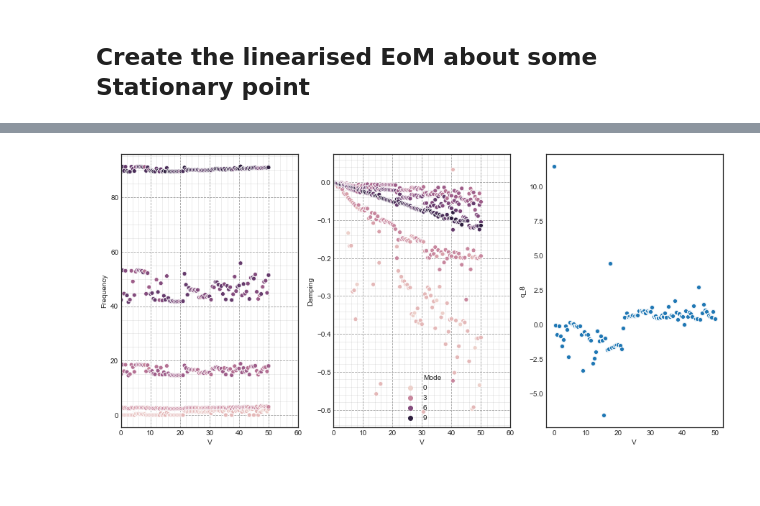
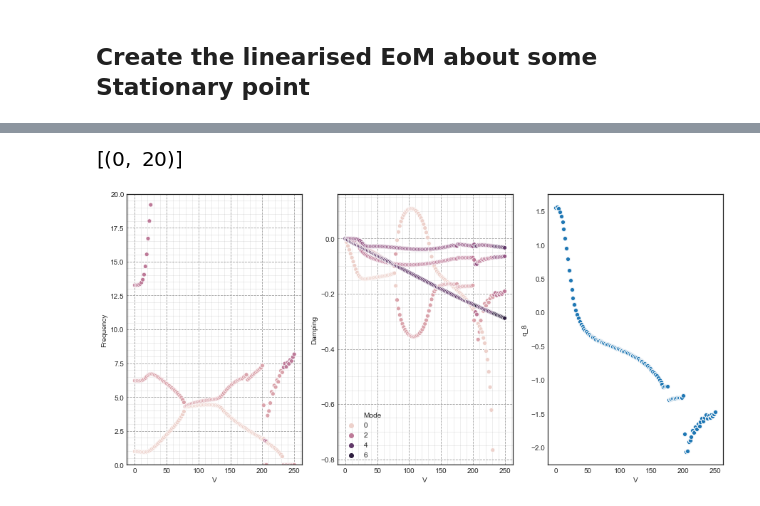
Before and after one commit to fh9g12/FwtModels, a Jupyter notebook: Workbooks/5_Non-linear FWTD Assumed Shapes/4_AssumedShapesV2-Flutter Plots.ipynb, the cells around one changed output, grey strips where cells are left out. Cells and saved outputs as stored; diff of their text form; code cells hidden in the pictures; blank space fills up the shorter version.

```diff
--- a/Workbooks/5_Non-linear FWTD Assumed Shapes/4_AssumedShapesV2-Flutter Plots.ipynb
+++ b/Workbooks/5_Non-linear FWTD Assumed Shapes/4_AssumedShapesV2-Flutter Plots.ipynb
@@ -310,0 +305,2 @@ array([-9.47952632e+03,  3.62724037e+03, -9.95710751e-04,  3.76850255e-04,
+# %%
+func = sym.lambdify((p.V,p.fp,p.GJ),(K,M),'numpy')
@@ -310,0 +316,6 @@ array([-9.47952632e+03,  3.62724037e+03, -9.95710751e-04,  3.76850255e-04,
+# %%
+q = sym.Matrix(p.fp[::2])
+qd = sym.Matrix(p.fp[1::2])
+f = (sm_lin.f-sm_lin.ExtForces.Q())
+f = (sm_lin.f-sm_lin.ExtForces.Q()).subs({p.x[i]:p.fp[i] for i in range(-1,-len(p.x)-1,-1)}).subs({i:0 for i in qd})
+func_obj = sym.lambdify((q,p.V),(f.T*f).subs(p.GetSubs(0,q,ignore=[p.fp,p.V]))[0])
@@ -311,16 +340,16 @@ array([-9.47952632e+03,  3.62724037e+03, -9.95710751e-04,  3.76850255e-04,
+# %%
+p.GJ.value = 600
 # %%
 df = pd.DataFrame(columns=['v','aoa','q','Lambda'])
-p.alpha_r.value = np.deg2rad(5)
-
-vs = np.linspace(0,50,101)
+vs = np.linspace(0,250,121)
 pLast = [0]*p.qs
 pLast[-1] = np.pi/2
 for v in vs:
     p.V.value = v
-    pLast = minimize(objective,[0]*p.qs).x
+    pLast = minimize(func_obj,pLast,method='Powell',args=(v)).x
     v0 = [0]*p.qs
     y0 = [j for i in range(len(p0)) for j in [pLast[i],v0[i]]]
-    df = df.append({'aoa' : np.rad2deg(p.alpha_r.value), 'v' : v,'q':y0,'Lambda':np.rad2deg(p.Lambda.value)} , ignore_index=True)
+    df = df.append({'aoa' : np.rad2deg(p.alpha_r(0,y0)), 'v' : v,'q':y0,'Lambda':np.rad2deg(p.Lambda.value)} , ignore_index=True)
     pLast
 data = df
 
@@ -333,7 +362,7 @@ for i in range(0,len(data)):
     #j_lp = func(data['v'].iloc[i],np.deg2rad(data['Lambda'].iloc[i]),ratio,lp)
     # get eigen value information
     #jac_dat = dof2.ExtractEigenValueData(j_lp,sortby='Damping')
-    evals, evecs = eig(*func(data['v'].iloc[i],data['q'].iloc[i]))
+    evals, evecs = eig(*func(data['v'].iloc[i],data['q'].iloc[i],p.GJ.value))
     jac_dat = mf.ExtractEigenValueData(evals,evecs,sortby='Frequency')
 
     # populate test specific data
@@ -366,33 +395,35 @@ flutdfv2
 #data = flutdfv2[(flutdfv2['Stable'])]
 #data = flutdfv2[flutdfv2['Lambda']==10]
 data = flutdfv2
 fig, axes = plt.subplots(1,3,figsize=(15,7))
 
 
 sns.scatterplot(data=data,x='V',y='Frequency',hue='Mode',ax=axes[0],legend=False)
 sns.scatterplot(data=data,x='V',y='Damping',hue='Mode',ax=axes[1])
-sns.scatterplot(data=data,x='V',y='q_8',ax=axes[2])
+sns.scatterplot(data=data,x='V',y=f'q_{p.qs*2-2}',ax=axes[2])
 
 
 #axes[1].annotate('Flutter Speed Constant',xy=(41, -0.01),  xycoords='data',
 #            xytext=(40, -0.1),
 #            arrowprops=dict(facecolor='black', shrink=0.01,width=1))
 
 #axes[1].annotate('Below flutter speed FWTD stabilises \nthe other mode',xy=(30, -0.05),  xycoords='data',
 #            xytext=(20, -0.18),
 #            arrowprops=dict(facecolor='black', shrink=0.01,width=1))
 
 #axes[1].annotate('Instability has a peak, and its magnitude is a function of mass ratio and flare angle ',xy=(40, 0.2),  xycoords='data',
 #            xytext=(-3.5, 0.25),
 #            arrowprops=dict(facecolor='black', shrink=0.01,width=1))
 
 #sns.scatterplot(data=data,x='V',y='Damping',hue='Mass Ratio',style='Lambda',ax=axes[1],s=10,edgecolor = 'none')
 for i in [0,1]:
     #axes[i].set(xlim=(0,60))
     axes[i].grid(b=True, which='major', color='#999999', linestyle='--')
     axes[i].minorticks_on()
     axes[i].grid(b=True, which='minor', color='#999999', linestyle='-', alpha=0.2)
-    axes[i].set(xlim=(0,60))
+    #axes[i].set(xlim=(0,60))
 #axes[0].set(ylim=(0.5,3))
+axes[0].set(ylim=(0,20))
 # %% [output]
-[figure, old version]
+[figure, new version]
+[figure, added]
```
Also changed, not shown: parts of 18 cells of this notebook, 2 other files.
